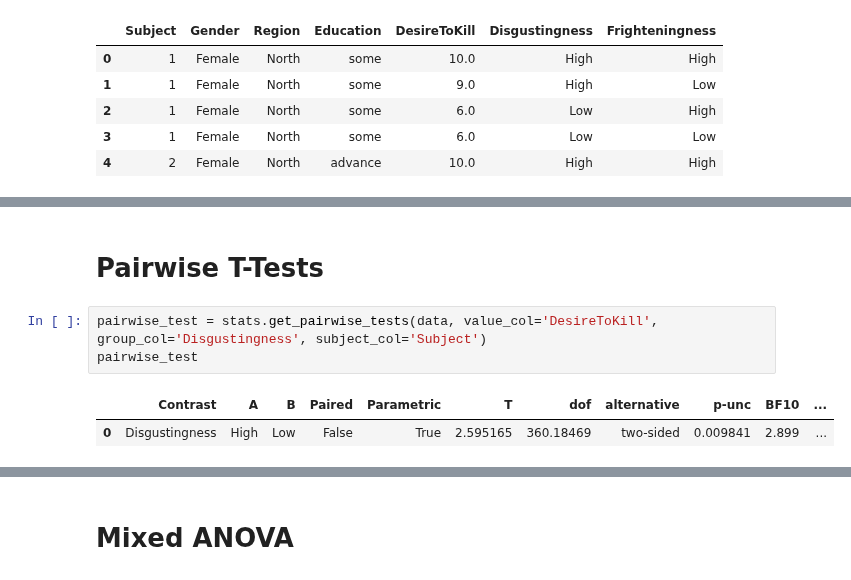
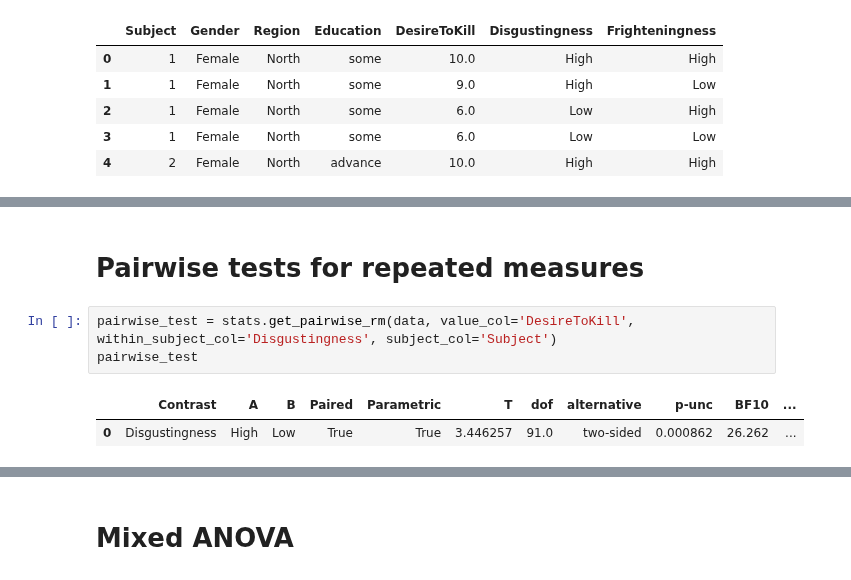
Before and after one commit to tlint101/py50, a Jupyter notebook: tutorials/007_parametric_tutorial.ipynb, the cells around one changed output, grey strips where cells are left out. Cells and saved outputs as stored; diff of their text form.

```diff
--- a/tutorials/007_parametric_tutorial.ipynb
+++ b/tutorials/007_parametric_tutorial.ipynb
@@ -129,10 +137,10 @@ repeated_measures
 |  | Source | ddof1 | ddof2 | F | p-unc | ng2 | eps | significance |
 | 0 | Disgustingness | 1 | 91 | 11.876684 | 0.000862 | 0.025827 | 1.0 | *** |
 # %% [markdown]
-# Pairwise T-Tests
+# Pairwise tests for repeated measures
 # %%
-pairwise_test = stats.get_pairwise_tests(data, value_col='DesireToKill', group_col='Disgustingness', subject_col='Subject')
+pairwise_test = stats.get_pairwise_rm(data, value_col='DesireToKill', within_subject_col='Disgustingness', subject_col='Subject')
 pairwise_test
 # %% [output]
 |  | Contrast | A | B | Paired | Parametric | T | dof | alternative | p-unc | BF10 | ... |
-| 0 | Disgustingness | High | Low | False | True | 2.595165 | 360.18469 | two-sided | 0.009841 | 2.899 | ... |
+| 0 | Disgustingness | High | Low | True | True | 3.446257 | 91.0 | two-sided | 0.000862 | 26.262 | ... |
```
Also changed, not shown: parts of 10 cells of this notebook, 1 other file.
